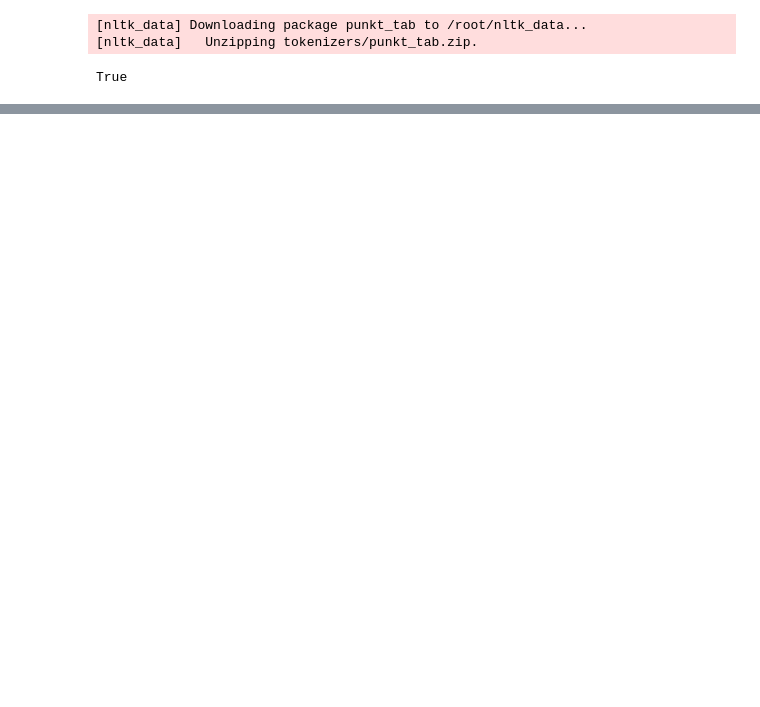
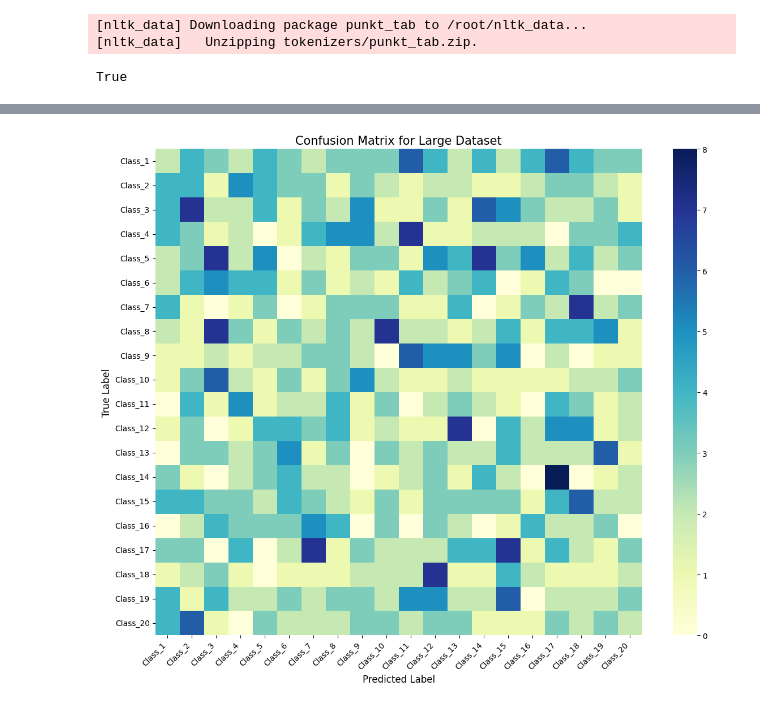
Before and after one commit to Vedang1510/AgriAssist, a Jupyter notebook: AgriAssitTry5.ipynb, the cells around one changed output, grey strips where cells are left out. Drawn from its saved outputs; the diff is of its cells as text; code cells hidden in the pictures; blank space fills up the shorter version.

Commit message:
confusion matrix

```diff
--- a/AgriAssitTry5.ipynb
+++ b/AgriAssitTry5.ipynb
@@ -290,0 +292,33 @@ F1 Score: 0.8051023109029827
+# %%
+import numpy as np
+import matplotlib.pyplot as plt
+import seaborn as sns
+from sklearn.metrics import confusion_matrix
+import random
+
+# Simulate a large dataset with multiple classes
+np.random.seed(42)
+classes = [f"Class_{i}" for i in range(1, 21)]  # 20 classes
+n_samples = 1000  # Number of predictions
+
+# Randomly generate true and predicted labels
+y_true = np.random.choice(classes, n_samples)
+y_pred = np.random.choice(classes, n_samples)
+
+# Generate Confusion Matrix
+cm = confusion_matrix(y_true, y_pred, labels=classes)
+
+# Plot Confusion Matrix
+plt.figure(figsize=(12, 10))
+sns.heatmap(cm, annot=False, fmt="d", cmap="YlGnBu", xticklabels=classes, yticklabels=classes, cbar=True)
+
+# Labels and Title
+plt.xlabel("Predicted Label", fontsize=12)
+plt.ylabel("True Label", fontsize=12)
+plt.title("Confusion Matrix for Large Dataset", fontsize=15)
+plt.xticks(rotation=45, ha="right")
+plt.yticks(rotation=0)
+plt.tight_layout()
+plt.show()
+# %% [output]
+[figure, added]
```
Also changed, not shown: parts of 9 cells of this notebook.
